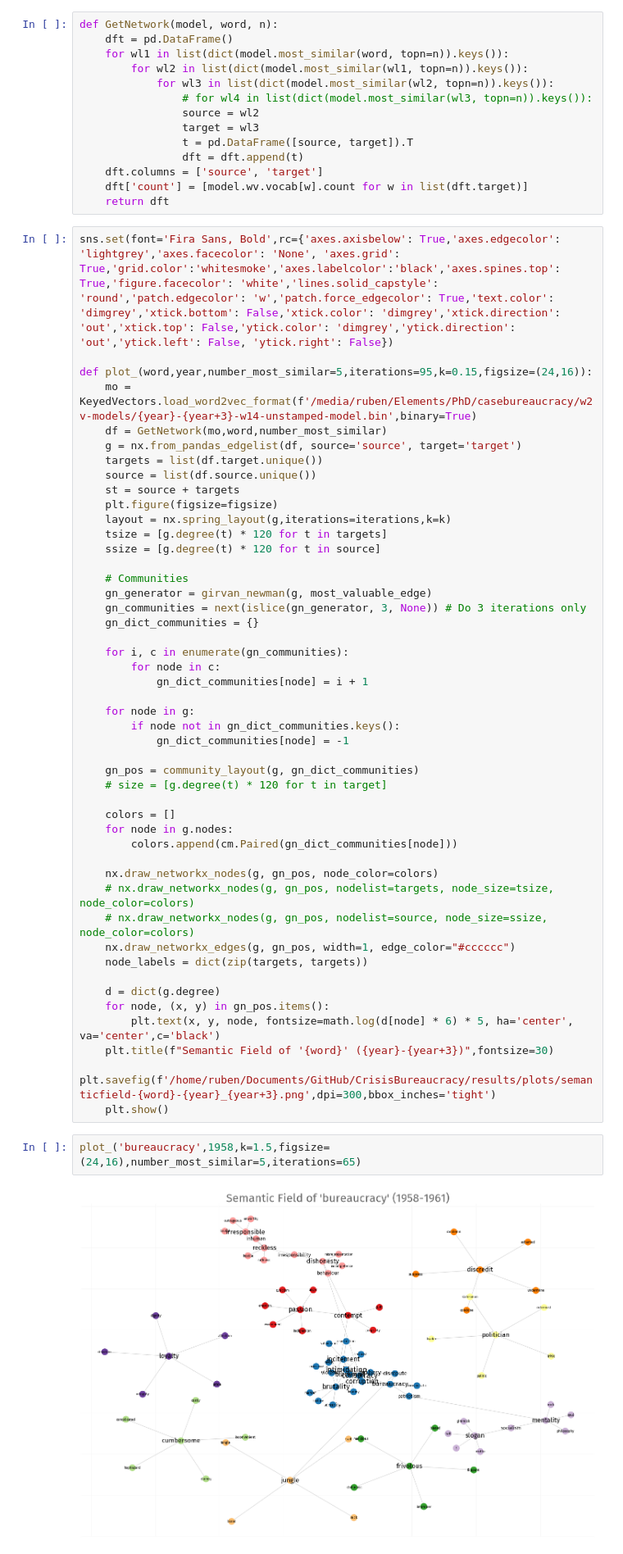
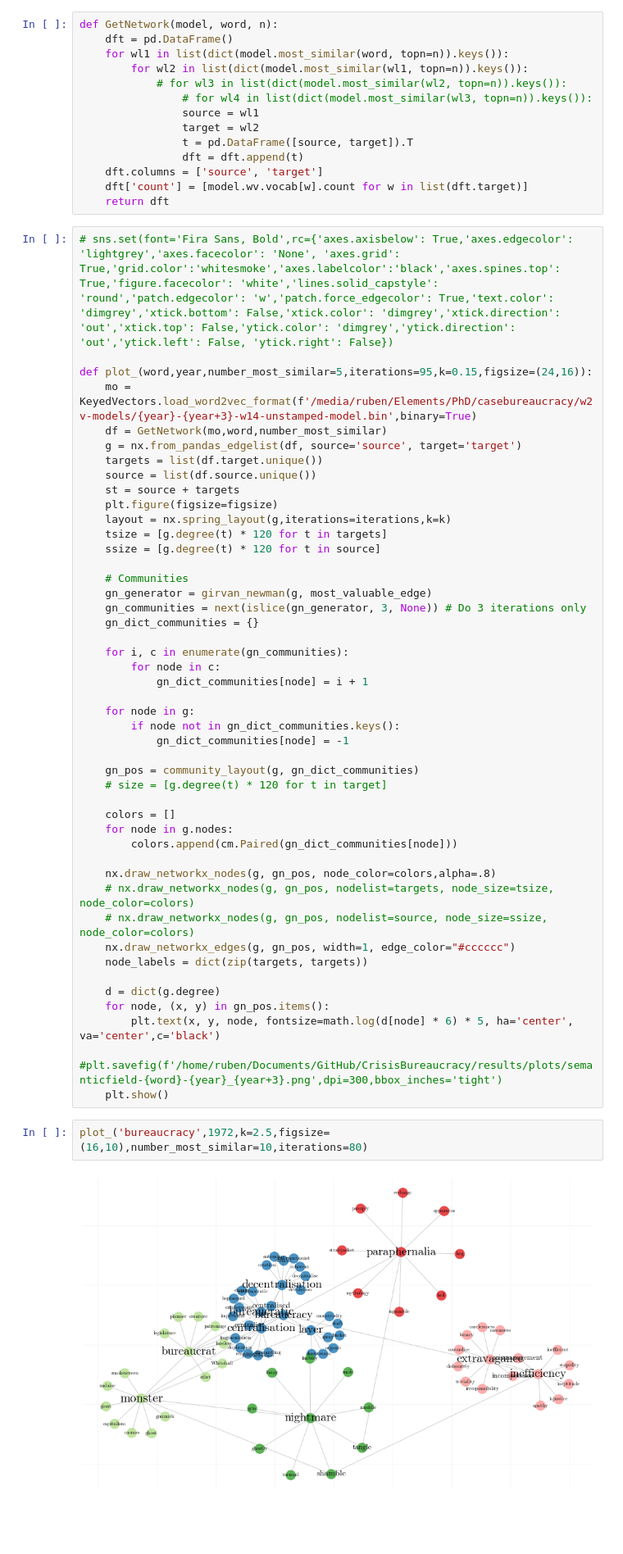
Before and after one commit to rubenros1795/CrisisBureaucracy, a Jupyter notebook: code/inspect-embeddings.ipynb, the cells around one changed output. Shown at 82% size. Saved outputs shown, nothing was run; the diff lists cells and outputs as text; blank space fills up the shorter version.

```diff
--- a/code/inspect-embeddings.ipynb
+++ b/code/inspect-embeddings.ipynb
@@ -90,17 +51,17 @@ def GetNetwork(model, word, n):
     dft = pd.DataFrame()
     for wl1 in list(dict(model.most_similar(word, topn=n)).keys()):
         for wl2 in list(dict(model.most_similar(wl1, topn=n)).keys()):
-            for wl3 in list(dict(model.most_similar(wl2, topn=n)).keys()):
+            # for wl3 in list(dict(model.most_similar(wl2, topn=n)).keys()):
                 # for wl4 in list(dict(model.most_similar(wl3, topn=n)).keys()):
-                source = wl2
-                target = wl3
+                source = wl1
+                target = wl2
                 t = pd.DataFrame([source, target]).T
                 dft = dft.append(t)
     dft.columns = ['source', 'target']
     dft['count'] = [model.wv.vocab[w].count for w in list(dft.target)]
     return dft
 # %%
-sns.set(font='Fira Sans, Bold',rc={'axes.axisbelow': True,'axes.edgecolor': 'lightgrey','axes.facecolor': 'None', 'axes.grid': True,'grid.color':'whitesmoke','axes.labelcolor':'black','axes.spines.top': True,'figure.facecolor': 'white','lines.solid_capstyle': 'round','patch.edgecolor': 'w','patch.force_edgecolor': True,'text.color': 'dimgrey','xtick.bottom': False,'xtick.color': 'dimgrey','xtick.direction': 'out','xtick.top': False,'ytick.color': 'dimgrey','ytick.direction': 'out','ytick.left': False, 'ytick.right': False})
+# sns.set(font='Fira Sans, Bold',rc={'axes.axisbelow': True,'axes.edgecolor': 'lightgrey','axes.facecolor': 'None', 'axes.grid': True,'grid.color':'whitesmoke','axes.labelcolor':'black','axes.spines.top': True,'figure.facecolor': 'white','lines.solid_capstyle': 'round','patch.edgecolor': 'w','patch.force_edgecolor': True,'text.color': 'dimgrey','xtick.bottom': False,'xtick.color': 'dimgrey','xtick.direction': 'out','xtick.top': False,'ytick.color': 'dimgrey','ytick.direction': 'out','ytick.left': False, 'ytick.right': False})
 
 def plot_(word,year,number_most_similar=5,iterations=95,k=0.15,figsize=(24,16)):
     mo = KeyedVectors.load_word2vec_format(f'/media/ruben/Elements/PhD/casebureaucracy/w2v-models/{year}-{year+3}-w14-unstamped-model.bin',binary=True)
@@ -134,7 +95,7 @@ def plot_(word,year,number_most_similar=5,iterations=95,k=0.15,figsize=(24,16)):
     for node in g.nodes:
         colors.append(cm.Paired(gn_dict_communities[node]))
 
-    nx.draw_networkx_nodes(g, gn_pos, node_color=colors)
+    nx.draw_networkx_nodes(g, gn_pos, node_color=colors,alpha=.8)
     # nx.draw_networkx_nodes(g, gn_pos, nodelist=targets, node_size=tsize, node_color=colors)
     # nx.draw_networkx_nodes(g, gn_pos, nodelist=source, node_size=ssize, node_color=colors)
     nx.draw_networkx_edges(g, gn_pos, width=1, edge_color="#cccccc")
@@ -143,13 +104,12 @@ def plot_(word,year,number_most_similar=5,iterations=95,k=0.15,figsize=(24,16)):
     d = dict(g.degree)
     for node, (x, y) in gn_pos.items():
         plt.text(x, y, node, fontsize=math.log(d[node] * 6) * 5, ha='center', va='center',c='black')
-    plt.title(f"Semantic Field of '{word}' ({year}-{year+3})",fontsize=30)
-    plt.savefig(f'/home/ruben/Documents/GitHub/CrisisBureaucracy/results/plots/semanticfield-{word}-{year}_{year+3}.png',dpi=300,bbox_inches='tight')
+    #plt.savefig(f'/home/ruben/Documents/GitHub/CrisisBureaucracy/results/plots/semanticfield-{word}-{year}_{year+3}.png',dpi=300,bbox_inches='tight')
     plt.show()
 # %%
-plot_('bureaucracy',1958,k=1.5,figsize=(24,16),number_most_similar=5,iterations=65)
+plot_('bureaucracy',1972,k=2.5,figsize=(16,10),number_most_similar=10,iterations=80)
 # %% [output]
-[figure, old version]
+[figure, new version]
 # %%
 ## Get Degrees
 
```
Also changed, not shown: parts of 11 cells of this notebook, 13 other files.
